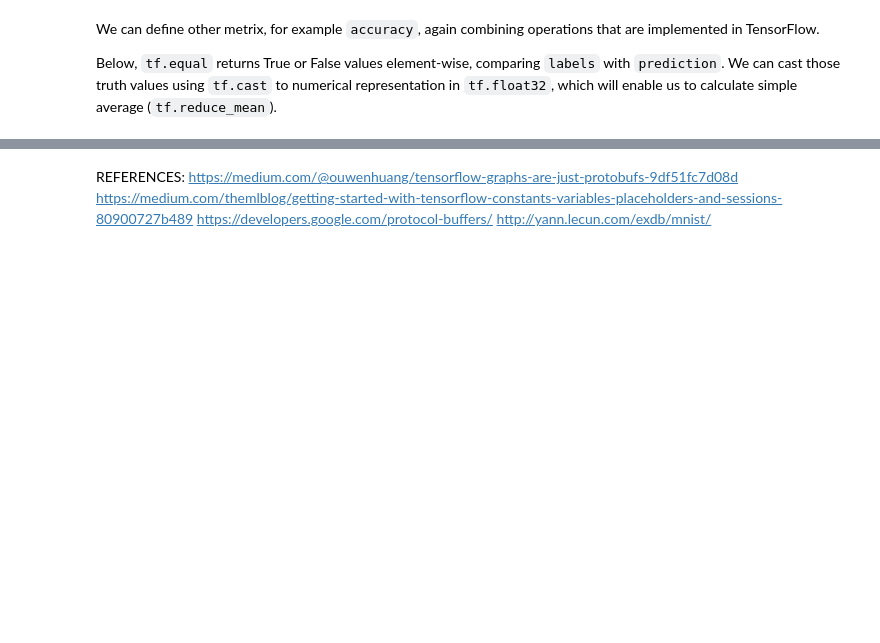
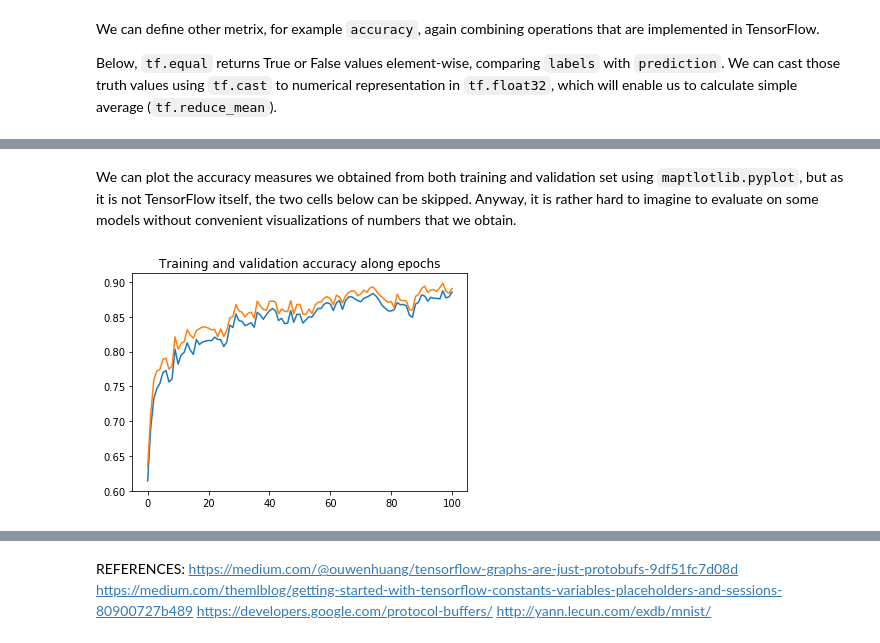
Before and after one commit to jells123/My-Tutorial-On-Tensorflow, a Jupyter notebook: tutorial.ipynb, the cells around one changed output, grey strips where cells are left out. Saved outputs shown, nothing was run; the diff lists cells and outputs as text; code cells hidden in the pictures; blank space fills up the shorter version.

```diff
--- a/tutorial.ipynb
+++ b/tutorial.ipynb
@@ -420,32 +438,40 @@ One can note a special way of feeding the placeholders, that we promised to be f
 shuffled = np.array(range(train_images.shape[0]))
 
 batch_size = 100
-num_epochs = 500
+num_epochs = 101 # Keep this number low if you are impatient :)
 
 # Define simple lists to save network's progress
-train_history, acc_history = [], []
+train_acc_history, val_acc_history = [], []
+train_loss_history, val_loss_history = [], []
 
 with tf.Session() as session:
     tf.global_variables_initializer().run(session=session)
+
     for epoch in range(num_epochs):
         offset = 0
         np.random.shuffle(shuffled)
         while offset < train_images.shape[0]:
-            batch_images = train_images[shuffled[offset:offset+batch_size]]
-            batch_labels = train_labels[shuffled[offset:offset+batch_size]]
+            batch_images = train_images[shuffled[offset : offset+batch_size]]
+            batch_labels = train_labels[shuffled[offset : offset+batch_size]]
             batch_dict = {features : batch_images, labels : batch_labels}
             session.run([optimizer], feed_dict=batch_dict)
             offset += batch_size
 
         # Check out the network with Validation set
         validation_dict = {features : valid_images, labels : valid_labels}
-        val_acc = session.run([accuracy], feed_dict=validation_dict)
-        val_history.append(val_acc)
+        val_acc, val_loss = session.run([accuracy, loss], feed_dict=validation_dict)
+        # gather data for viz
+        val_acc_history.append(val_acc); val_loss_history.append(val_loss)
 
-        # Check out the netowkr with Training set
+        # Check out the netowork with Training set
         training_dict = {features : train_images, labels : train_labels}
-        train_acc = session.run([accuracy], feed_dict=training_dict)
-        train_history.append(train_acc)
+        train_acc, train_loss = session.run([accuracy, loss], feed_dict=training_dict)
+        # gather data for viz
+        train_acc_history.append(train_acc); train_loss_history.append(train_loss)
 
-        if epoch % 50 == 0:
-            print("Epoch {}, validation accuracy: {}".format(str(epoch), str(val_acc)))
+        if epoch % 10 == 0:
+            print("Epoch {}, validation acc: {}, training acc: {}".format(str(epoch), str(val_acc), str(train_acc)))
+
+    test_dict = {features : test_images, labels : test_labels}
+    test_acc, test_predictions, test_logits = session.run([accuracy, prediction, out_layer], feed_dict=test_dict)
+    print("\nTEST SET accuracy: {}".format(str(test_acc)))
@@ -509,0 +492,14 @@ Epoch 45, accuracy: [0.8497]
+# %% [markdown]
+We can plot the accuracy measures we obtained from both training and validation set using `maptlotlib.pyplot`, but as it is not TensorFlow itself, the two cells below can be skipped. Anyway, it is rather hard to imagine to evaluate on some models without convenient visualizations of numbers that we obtain.
+# %%
+import matplotlib.pyplot as plt
+
+# PLOT ACCURACY
+
+plt.plot(train_acc_history)
+plt.plot(val_acc_history)
+plt.title("Training and validation accuracy along epochs")
+
+plt.show()
+# %% [output]
+[figure, added]
```
Also changed, not shown: parts of 11 cells of this notebook.
